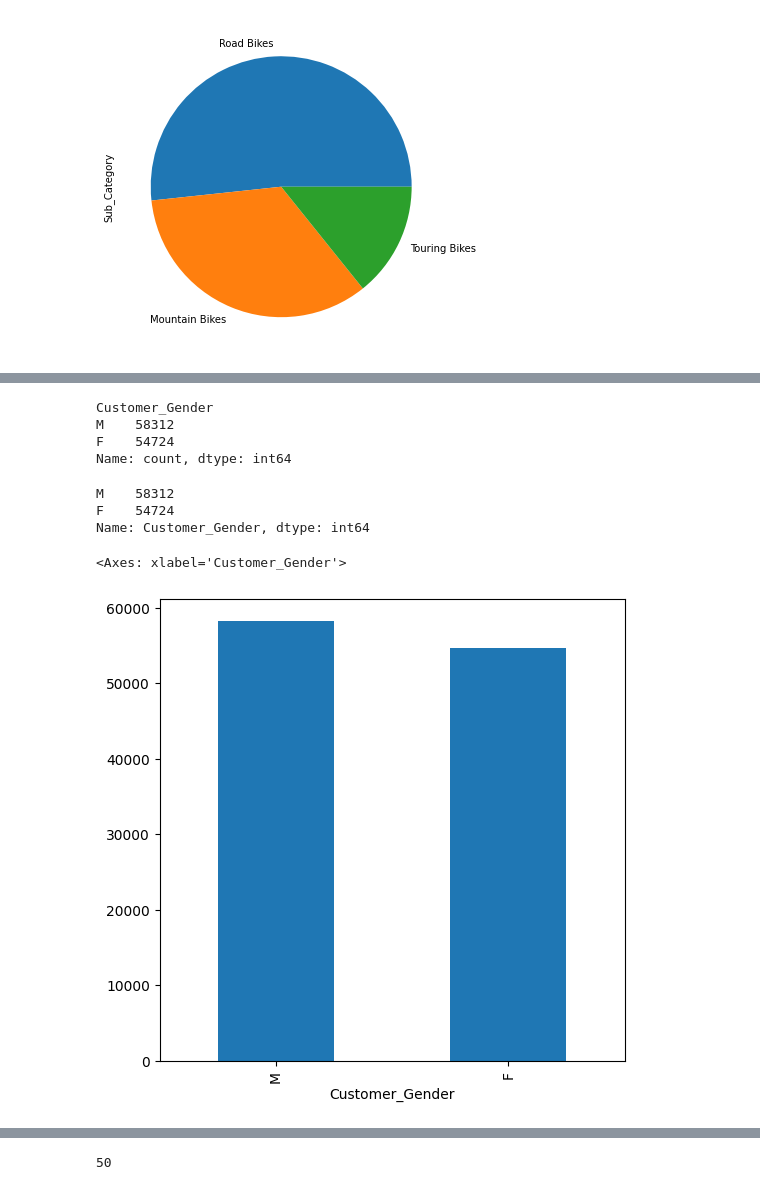
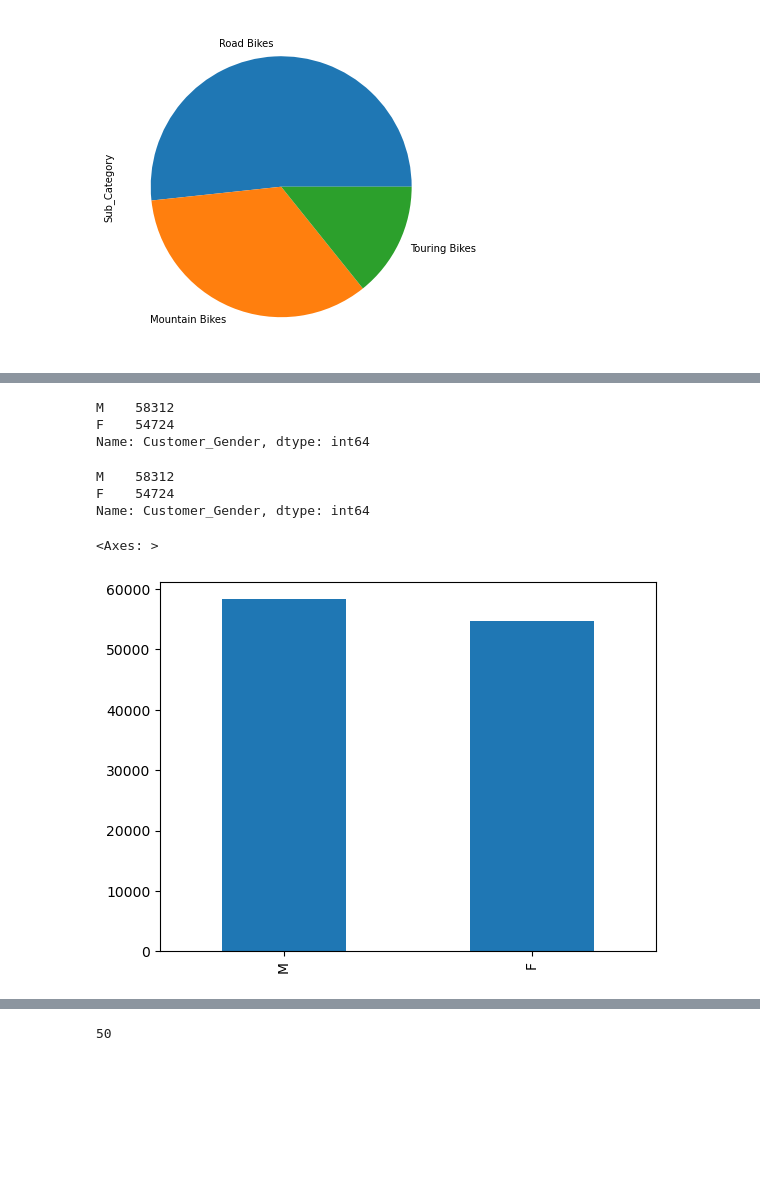
Before and after one commit to thaisonatk/python-datascience-course, a Jupyter notebook: week_ (1)/Exercises_1.ipynb, the cells around one changed output, grey strips where cells are left out. Cells and saved outputs as stored; diff of their text form; code cells hidden in the pictures; blank space fills up the shorter version.

```diff
--- a/week_ (1)/Exercises_1.ipynb
+++ b/week_ (1)/Exercises_1.ipynb
@@ -425,7 +396,8 @@ sales['Calculated_Date'].value_counts().plot(kind = 'line', figsize=(10,6))
 
 ### Increase 50 U$S revenue to every sale
 # %%
-sales['Revenue'] = sales['Revenue'] + 50
+# your code goes here
+sales['Revenue'] += 50
 # %% [markdown]
 ![green-divider](https://user-images.githubusercontent.com/7065401/52071924-c003ad80-2562-11e9-8297-1c6595f8a7ff.png)
 
@@ -577,20 +582,20 @@ Go ahead and show a <b>pie plot</b> with the results:
 ![green-divider](https://user-images.githubusercontent.com/7065401/52071924-c003ad80-2562-11e9-8297-1c6595f8a7ff.png)
 
 ### Which gender has the most amount of sales?
-# %%
-sales['Customer_Gender'].value_counts()
-# %% [output]
-Customer_Gender
-M    58312
-F    54724
-Name: count, dtype: int64
+# %%
+# your code goes here
+sales['Customer_Gender'].value_counts()
+# %% [output]
+M    58312
+F    54724
+Name: Customer_Gender, dtype: int64
 # %%
 # %% [output]
 M    58312
 F    54724
 Name: Customer_Gender, dtype: int64
 # %%
-sales['Customer_Gender'].value_counts().plot(kind = 'bar', figsize = (6,6))
+sales['Customer_Gender'].value_counts().plot(kind='bar')
 # %% [output]
-<Axes: xlabel='Customer_Gender'>
+<Axes: >
-[figure, old version]
+[figure, new version]
```
Also changed, not shown: parts of 84 cells of this notebook, 2 other files.
